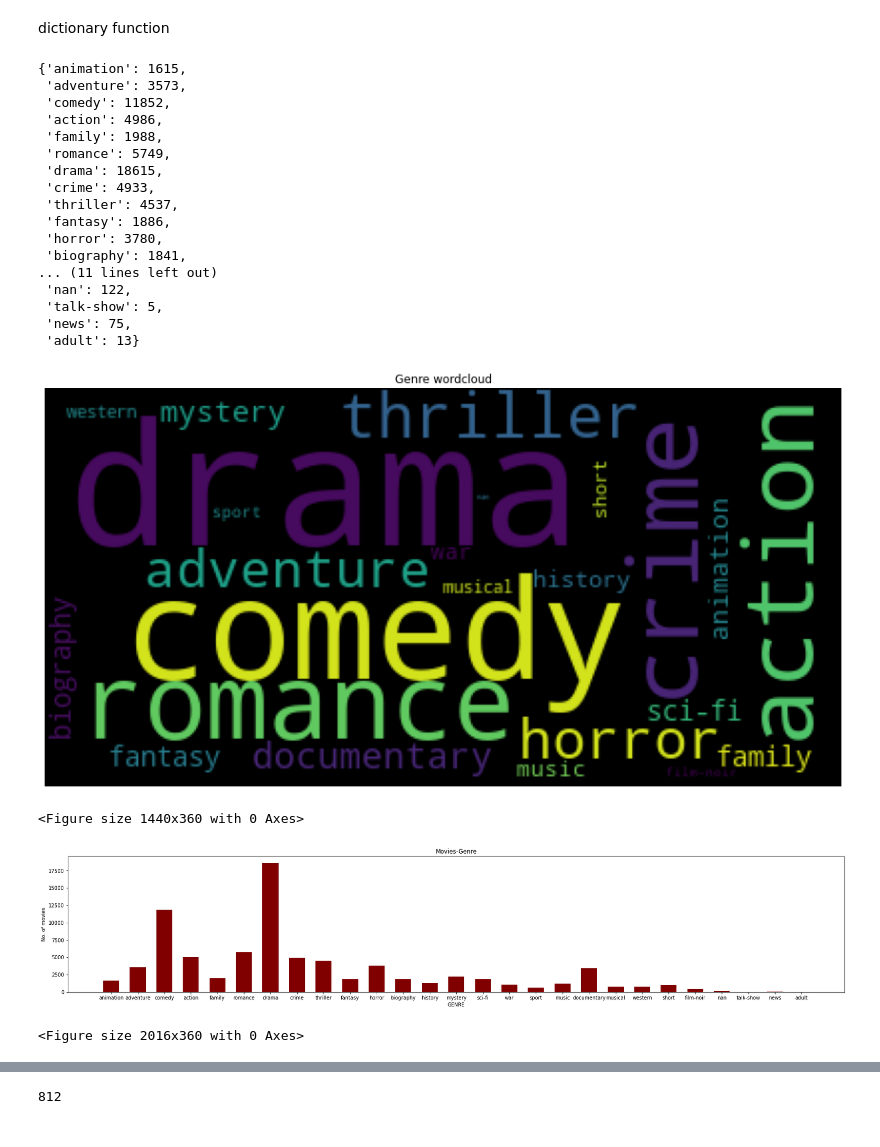
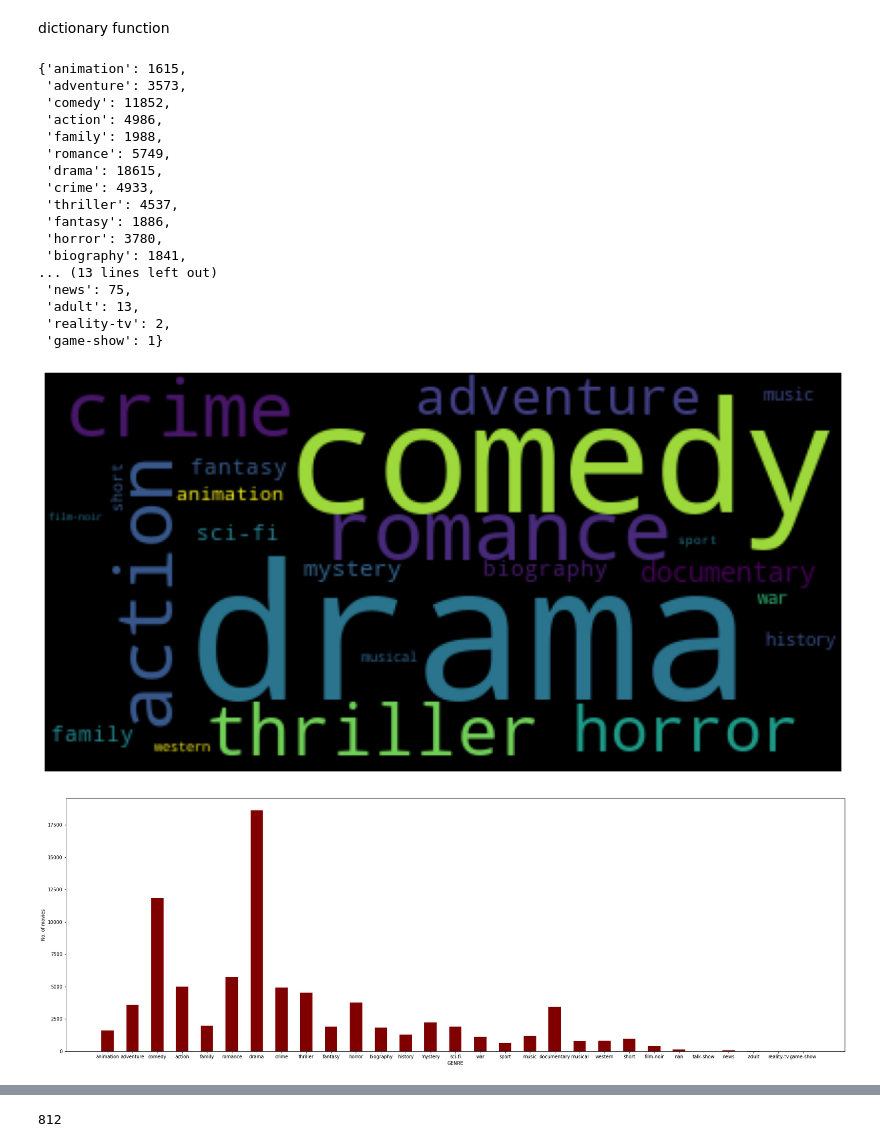
Before and after one commit to PritishWadhwa/IMDb-Movie-Rating-Predictor, a Jupyter notebook: Movies_Rating_Prediction.ipynb, the cells around one changed output, grey strips where cells are left out. Cells and saved outputs as stored; diff of their text form; code cells hidden in the pictures.

Commit message:
Added all visualisation

```diff
--- a/Movies_Rating_Prediction.ipynb
+++ b/Movies_Rating_Prediction.ipynb
@@ -281,7 +280,7 @@ def create_dictionary(messages, min_count = 5, tokenizer = None):
     return words_count
 # %%
 # min count is denoting the minimum number of times a word has to appear in the corpus to be included in the dictionary
-genre_dictionary = create_dictionary( all_data['Genre'].astype(str).values, min_count=5)
+genre_dictionary = create_dictionary( all_data['Genre'].astype(str).values, min_count=0)
 
 genre_dictionary  #list of genre occuring more than 5 times
 # %% [output]
@@ -297,37 +296,38 @@ genre_dictionary  #list of genre occuring more than 5 times
  'fantasy': 1886,
  'horror': 3780,
  'biography': 1841,
-... (11 lines left out)
- 'nan': 122,
- 'talk-show': 5,
+... (13 lines left out)
  'news': 75,
- 'adult': 13}
+ 'adult': 13,
+ 'reality-tv': 2,
+ 'game-show': 1}
 # %%
 wordcloud = WordCloud()
 wordcloud.generate_from_frequencies(frequencies=genre_dictionary )
 plt.figure(figsize=(15,15))
 plt.imshow(wordcloud)
-plt.title("Genre wordcloud")
+
 plt.axis("off")
+plt.savefig('Images/genre_word_cloud.png', dpi = 200)
 plt.show()
-plt.savefig('Images/genre_word_cloud.png', dpi = 200)
 # %% [output]
-[figure, old version]
+[figure, new version]
-<Figure size 1440x360 with 0 Axes>
 # %%
-plt.rcParams["figure.figsize"] = (28, 5)
+
+plt.rcParams["figure.figsize"] = (30, 10)
+
 plt.bar(genre_dictionary.keys(),genre_dictionary.values(), color ='maroon',
-        width = 0.6)
+        width = 0.5)
 
 plt.xlabel("GENRE")
 plt.ylabel("No. of movies")
-plt.title("Movies-Genre")
+
+plt.savefig('Images/genre_bar_plot.png', dpi = 200)
 plt.show()
-plt.savefig('Images/genre_bar_plot.png', dpi = 200)
+
 #remove other genre
 # %% [output]
-[figure, old version]
+[figure, new version]
-<Figure size 2016x360 with 0 Axes>
 # %%
 #Counts of Languages in Movies
 dic={}
```
Also changed, not shown: parts of 40 cells of this notebook, 20 other files.
